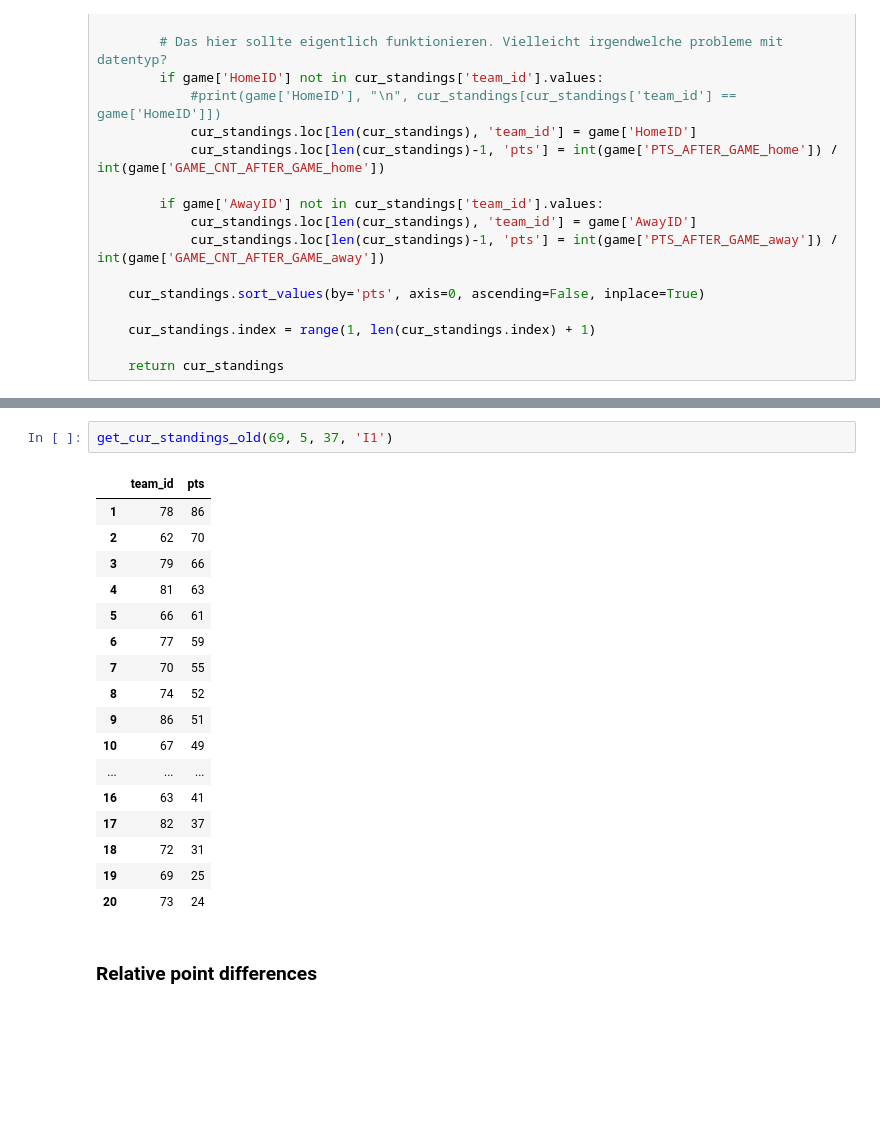
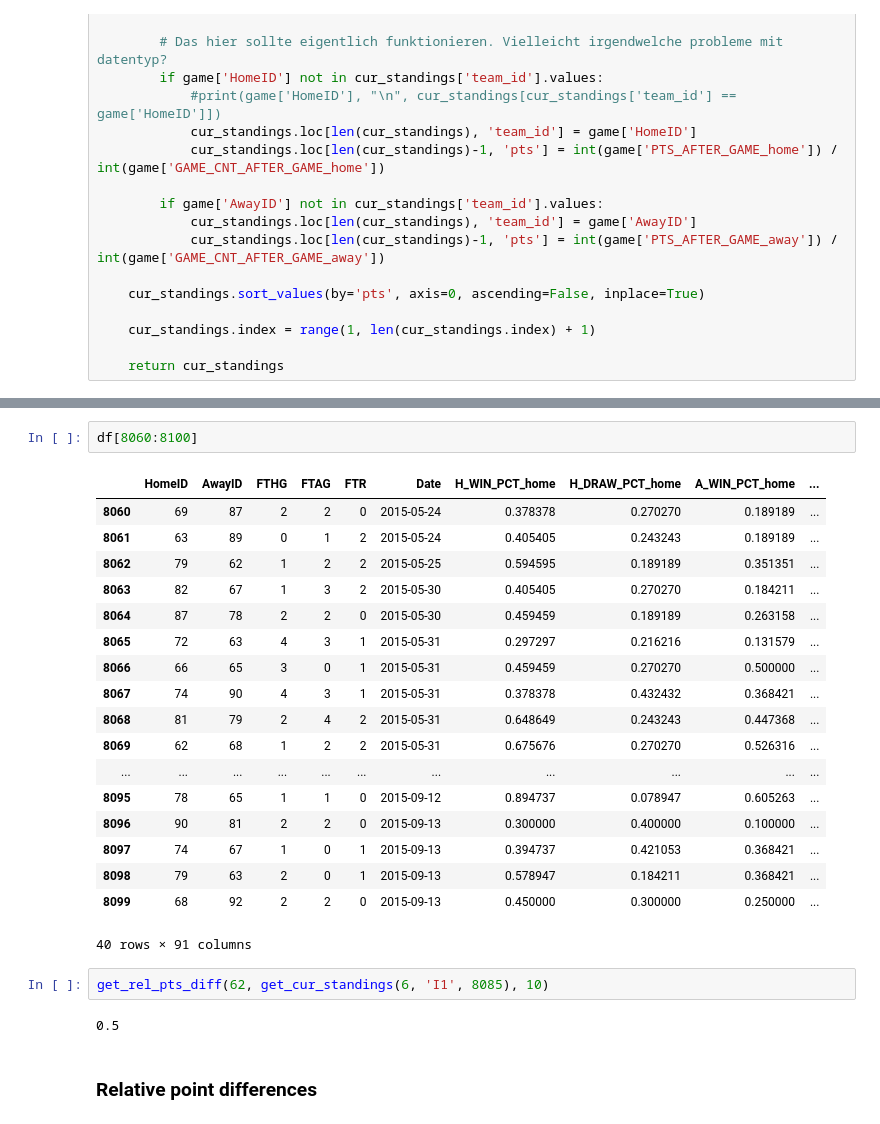
Before and after one commit to michapries/bachelors-thesis, a Jupyter notebook: data_extraction.ipynb, the cells around one changed output, grey strips where cells are left out. Drawn from its saved outputs; the diff is of its cells as text; blank space fills up the shorter version.

```diff
--- a/data_extraction.ipynb
+++ b/data_extraction.ipynb
@@ -974,23 +972,28 @@ get_cur_standings(5, 'I1', 8000)
-# %%
-get_cur_standings_old(69, 5, 37, 'I1')
-# %% [output]
-|  | team_id | pts |
-| 1 | 78 | 86 |
-| 2 | 62 | 70 |
-| 3 | 79 | 66 |
-| 4 | 81 | 63 |
-| 5 | 66 | 61 |
-| 6 | 77 | 59 |
-| 7 | 70 | 55 |
-| 8 | 74 | 52 |
-| 9 | 86 | 51 |
-| 10 | 67 | 49 |
-| ... | ... | ... |
-| 16 | 63 | 41 |
-| 17 | 82 | 37 |
-| 18 | 72 | 31 |
-| 19 | 69 | 25 |
-| 20 | 73 | 24 |
+# %%
+df[8060:8100]
+# %% [output]
+|  | HomeID | AwayID | FTHG | FTAG | FTR | Date | H_WIN_PCT_home | H_DRAW_PCT_home | A_WIN_PCT_home | ... |
+| 8060 | 69 | 87 | 2 | 2 | 0 | 2015-05-24 | 0.378378 | 0.270270 | 0.189189 | ... |
+| 8061 | 63 | 89 | 0 | 1 | 2 | 2015-05-24 | 0.405405 | 0.243243 | 0.189189 | ... |
+| 8062 | 79 | 62 | 1 | 2 | 2 | 2015-05-25 | 0.594595 | 0.189189 | 0.351351 | ... |
+| 8063 | 82 | 67 | 1 | 3 | 2 | 2015-05-30 | 0.405405 | 0.270270 | 0.184211 | ... |
+| 8064 | 87 | 78 | 2 | 2 | 0 | 2015-05-30 | 0.459459 | 0.189189 | 0.263158 | ... |
+| 8065 | 72 | 63 | 4 | 3 | 1 | 2015-05-31 | 0.297297 | 0.216216 | 0.131579 | ... |
+| 8066 | 66 | 65 | 3 | 0 | 1 | 2015-05-31 | 0.459459 | 0.270270 | 0.500000 | ... |
+| 8067 | 74 | 90 | 4 | 3 | 1 | 2015-05-31 | 0.378378 | 0.432432 | 0.368421 | ... |
+| 8068 | 81 | 79 | 2 | 4 | 2 | 2015-05-31 | 0.648649 | 0.243243 | 0.447368 | ... |
+| 8069 | 62 | 68 | 1 | 2 | 2 | 2015-05-31 | 0.675676 | 0.270270 | 0.526316 | ... |
+| ... | ... | ... | ... | ... | ... | ... | ... | ... | ... | ... |
+| 8095 | 78 | 65 | 1 | 1 | 0 | 2015-09-12 | 0.894737 | 0.078947 | 0.605263 | ... |
+| 8096 | 90 | 81 | 2 | 2 | 0 | 2015-09-13 | 0.300000 | 0.400000 | 0.100000 | ... |
+| 8097 | 74 | 67 | 1 | 0 | 1 | 2015-09-13 | 0.394737 | 0.421053 | 0.368421 | ... |
+| 8098 | 79 | 63 | 2 | 0 | 1 | 2015-09-13 | 0.578947 | 0.184211 | 0.368421 | ... |
+| 8099 | 68 | 92 | 2 | 2 | 0 | 2015-09-13 | 0.450000 | 0.300000 | 0.250000 | ... |
+40 rows × 91 columns
+# %%
+get_rel_pts_diff(62, get_cur_standings(6, 'I1', 8085), 10)
+# %% [output]
+0.5
 # %% [markdown]
 ### Relative point differences
 # %%
```
Also changed, not shown: parts of 4 cells of this notebook, 1 other file.
